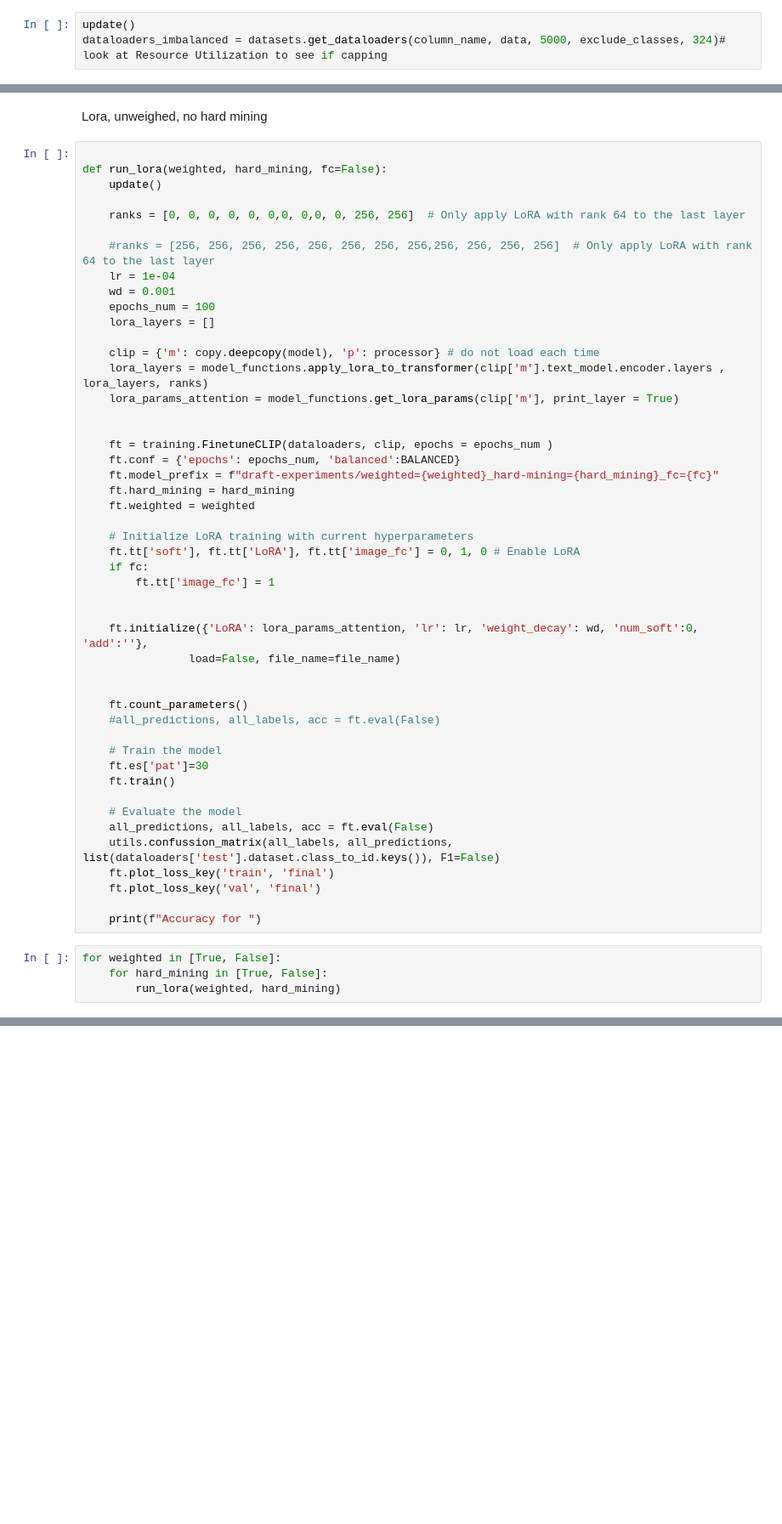
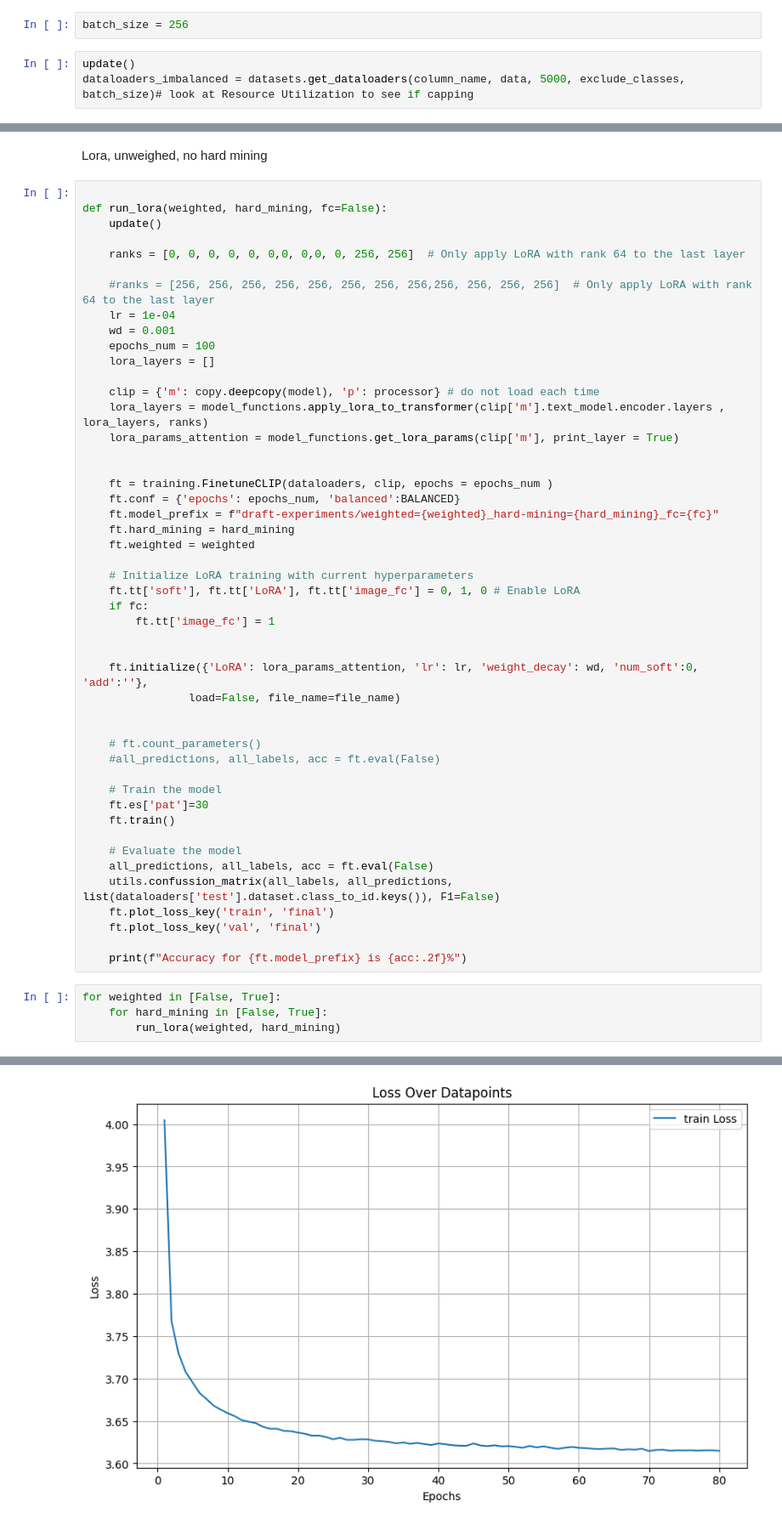
Before and after one commit to Samin765/DD2430_Project, a Jupyter notebook: src/draft-experiments-15-nov.ipynb, the cells around one changed output, grey strips where cells are left out. Shown at 85% size. Drawn from its saved outputs; the diff is of its cells as text; blank space fills up the shorter version.

```diff
--- a/src/draft-experiments-15-nov.ipynb
+++ b/src/draft-experiments-15-nov.ipynb
@@ -88,6 +100,8 @@ exclude_classes = [
     "Special Offers",
     "Woven/Jersey/Knitted mix Baby",
 ]
+# %%
+batch_size = 256
 # %%
 update()
-dataloaders_imbalanced = datasets.get_dataloaders(column_name, data, 5000, exclude_classes, 324)# look at Resource Utilization to see if capping
+dataloaders_imbalanced = datasets.get_dataloaders(column_name, data, 5000, exclude_classes, batch_size)# look at Resource Utilization to see if capping
@@ -134,7 +152,7 @@ def run_lora(weighted, hard_mining, fc=False):
                 load=False, file_name=file_name)
 
 
-    ft.count_parameters()
+    # ft.count_parameters()
     #all_predictions, all_labels, acc = ft.eval(False)
 
     # Train the model
@@ -147,8 +165,9 @@ def run_lora(weighted, hard_mining, fc=False):
     ft.plot_loss_key('train', 'final')
     ft.plot_loss_key('val', 'final')
 
-    print(f"Accuracy for ")
+    print(f"Accuracy for {ft.model_prefix} is {acc:.2f}%")
 # %%
-for weighted in [True, False]:
-    for hard_mining in [True, False]:
+for weighted in [False, True]:
+    for hard_mining in [False, True]:
         run_lora(weighted, hard_mining)
+# %% [output]
@@ -154,0 +194 @@ for weighted in [True, False]:
+[figure, added]
```
Also changed, not shown: parts of 6 cells of this notebook.
